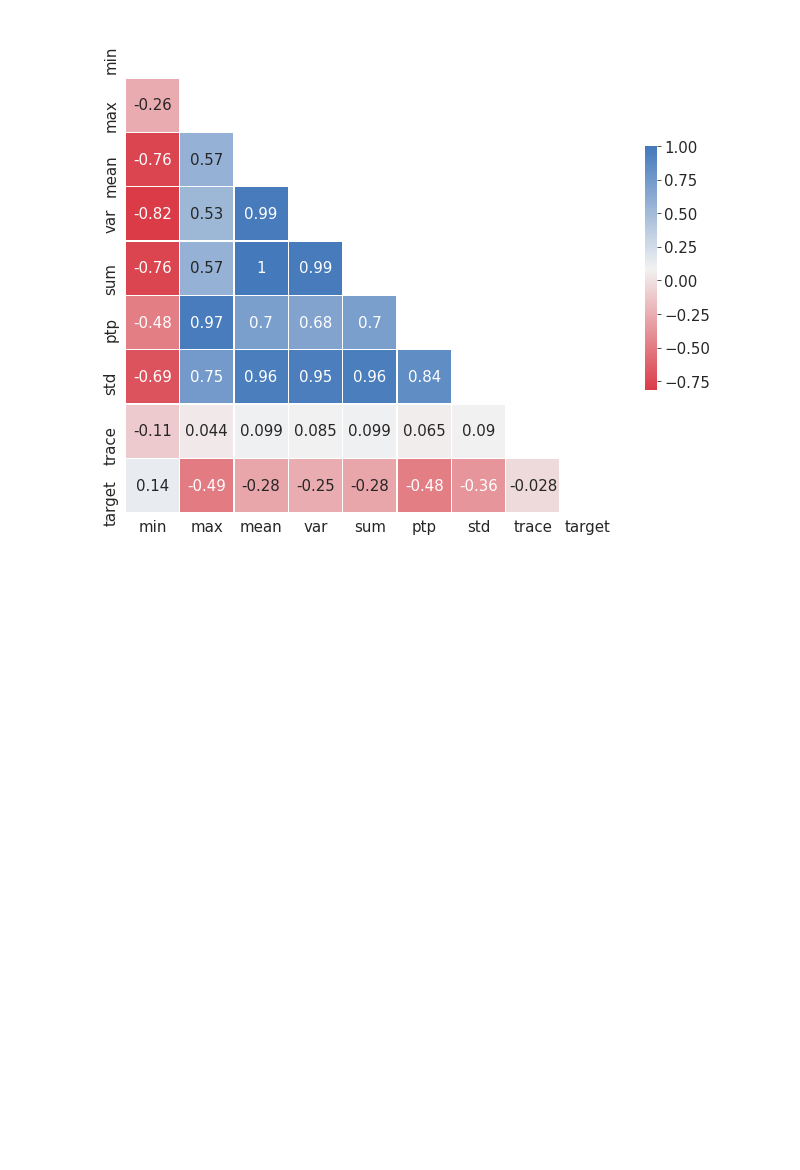
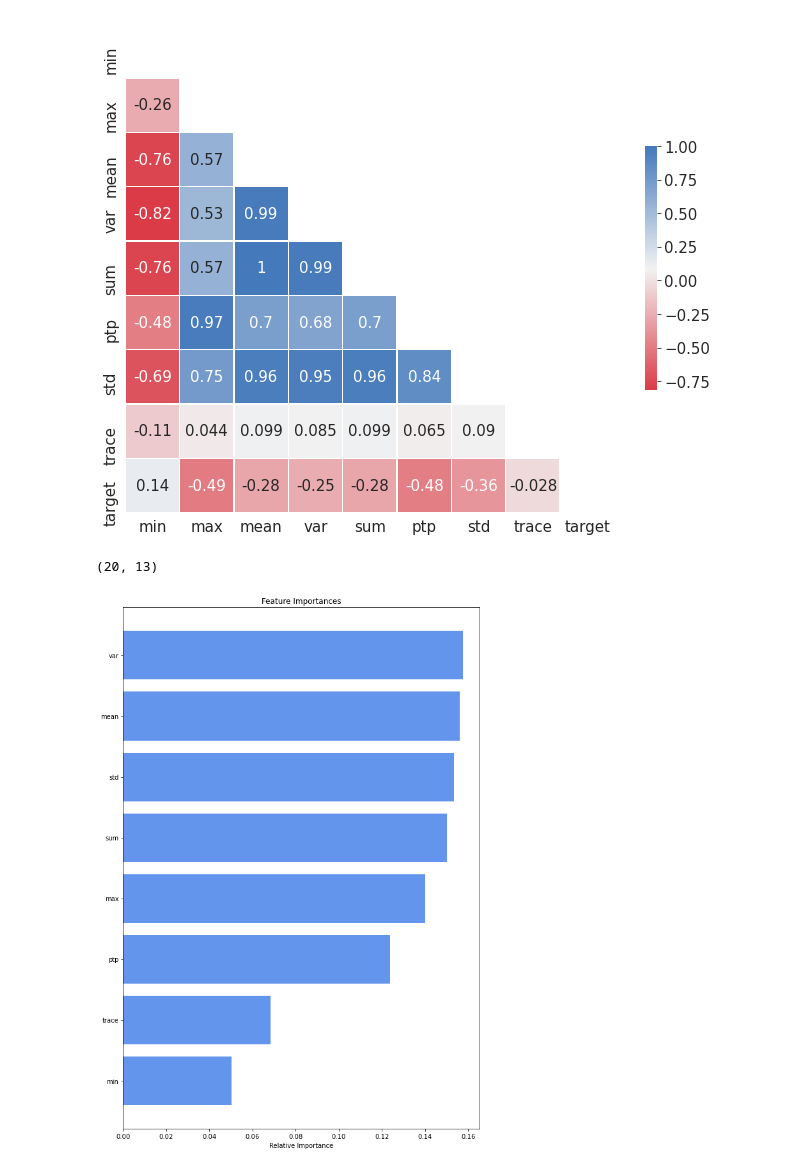
Before and after one commit to mmenzyns/ai-palm-rejection, a Jupyter notebook: data_processing/feature_analysis.ipynb, the cells around one changed output. Drawn from its saved outputs; the diff is of its cells as text; code cells hidden in the pictures; blank space fills up the shorter version.

```diff
--- a/data_processing/feature_analysis.ipynb
+++ b/data_processing/feature_analysis.ipynb
@@ -86,3 +104,28 @@ sns.heatmap(corr, mask=mask, cmap=cmap, annot=True,
 plt.savefig('data_elimination_feature_corr.pdf')
 # %% [output]
 [figure]
+# %%
+shape = (13,20)
+tuple(np.flip(shape))
+# %% [output]
+(20, 13)
+# %%
+from sklearn.model_selection import train_test_split
+from sklearn.ensemble import RandomForestClassifier
+from sklearn.model_selection import train_test_split# Spliiting data into test and train sets
+
+X_train, X_test, y_train, y_test = train_test_split(features.drop('target', axis=1), features['target'], test_size=0.20, random_state=0)# fitting the model
+model = RandomForestClassifier(n_estimators=500, n_jobs=-1, random_state=42)
+model.fit(X_train, y_train)# plotting feature importances
+features_forest = features.drop('target', axis=1).columns
+importances = model.feature_importances_
+indices = np.argsort(importances)
+
+plt.figure(figsize=(10,15))
+plt.title('Feature Importances')
+plt.barh(range(len(indices)), importances[indices], color='cornflowerblue', align='center')
+plt.yticks(range(len(indices)), [features_forest[i] for i in indices])
+plt.xlabel('Relative Importance')
+plt.show()
+# %% [output]
+[figure, added]
```
Also changed, not shown: parts of 8 cells of this notebook, 8 other files.
